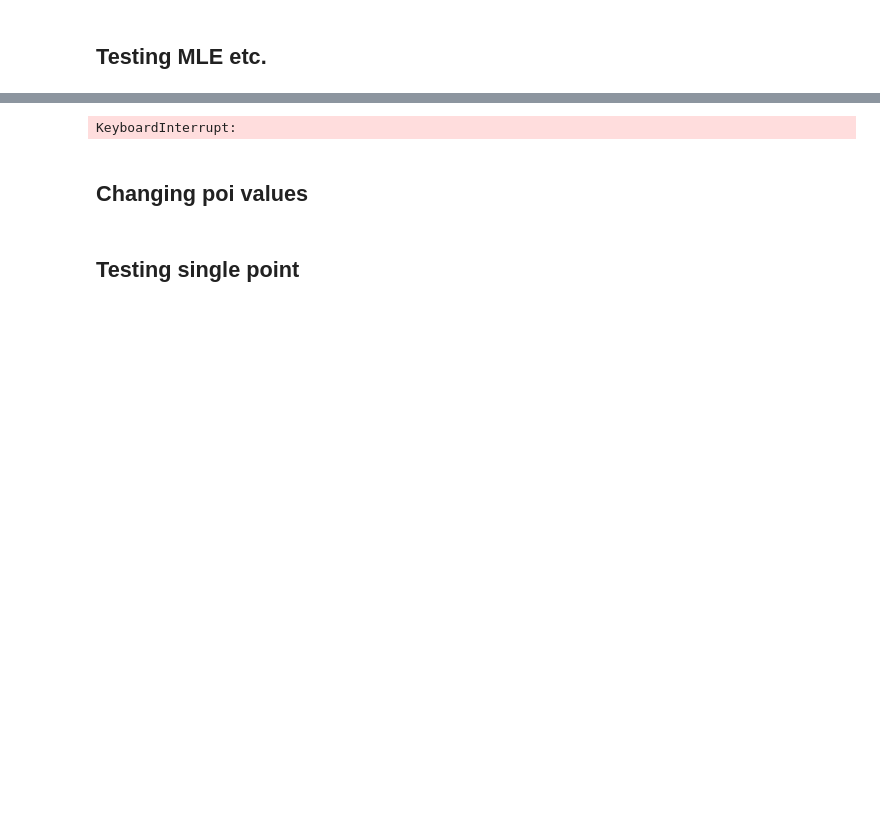
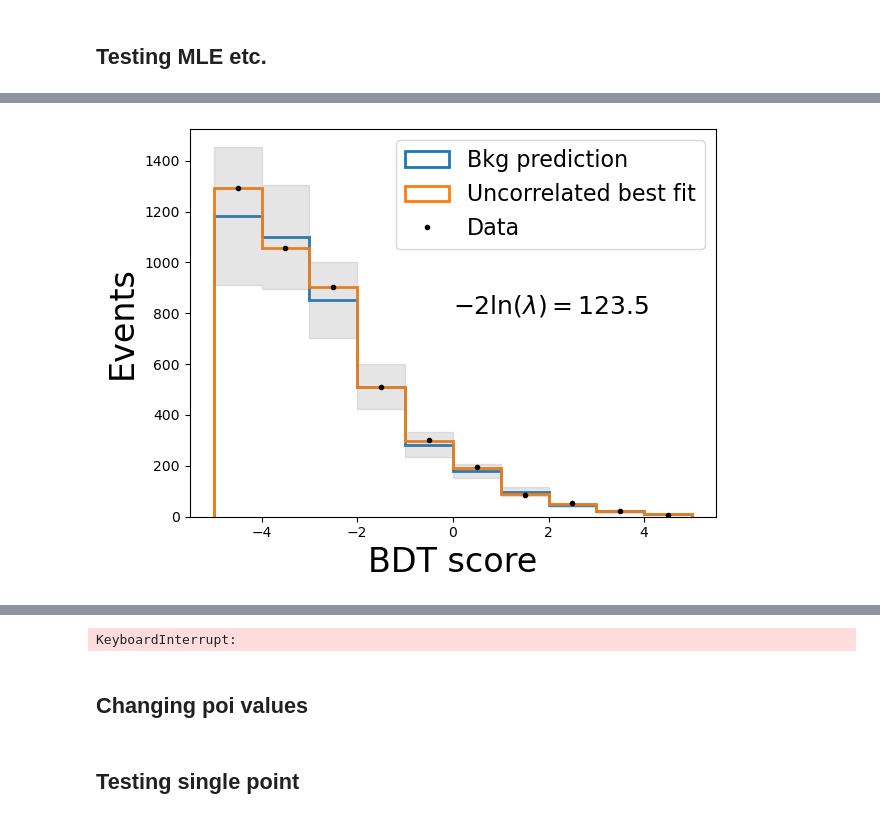
Before and after one commit to dmarsden01/uboone_HNL_analysis, a Jupyter notebook: 4_pyhf_limit.ipynb, the cells around one changed output, grey strips where cells are left out. Saved outputs shown, nothing was run; the diff lists cells and outputs as text; code cells hidden in the pictures; blank space fills up the shorter version.

```diff
--- a/4_pyhf_limit.ipynb
+++ b/4_pyhf_limit.ipynb
@@ -553,0 +672,28 @@ print(TEST_SIGNAL_ERR_dict)
+# %%
+upvals = np.append(up_error, [0])
+downvals = np.append(down_error, [0])
+
+#----"shapesys"----#
+bkg_times_mle = np.multiply(Total_dict_run1_scaled[HNL_mass]["BKG_dict"],best_fit)
+
+plt.hist(bins_cents[HNL_mass], weights=Total_dict_run1_scaled[HNL_mass]["BKG_dict"], bins=bins_overflow[HNL_mass], histtype="step", lw=2, label="Bkg prediction")
+plt.errorbar(bins_cents[HNL_mass],Total_dict_run1_scaled[HNL_mass]["data"],fmt='.',color='black',lw=5,capsize=5,elinewidth=3,label="Data")
+plt.hist(bins_cents[HNL_mass], weights=bkg_times_mle, bins=bins_overflow[HNL_mass], histtype="step", lw=2, label="Uncorrelated best fit")
+#add errors
+plt.fill_between(bins_overflow[HNL_mass], downvals, upvals, step="post",color="grey",alpha=0.2,zorder=2)
+
+#add NLLR
+plt.text(0, 800, r"$-2\ln (\lambda) = $"+str(np.round(twice_nll,1)), fontsize=18)
+
+plt.xlabel('BDT score', fontsize=24)
+plt.ylabel('Events', fontsize=24)
+plt.legend(fontsize=16, loc="upper right")
+plt.tight_layout()
+
+savefig = True
+
+if savefig == True:
+    plt.savefig(f"plots/CLs_plots/MLE_best_fit_bkg_uncorrelated.pdf")
+    plt.savefig(f"plots/CLs_plots/MLE_best_fit_bkg_uncorrelated.png")
+# %% [output]
+[figure, added]
```
Also changed, not shown: parts of 30 cells of this notebook.
